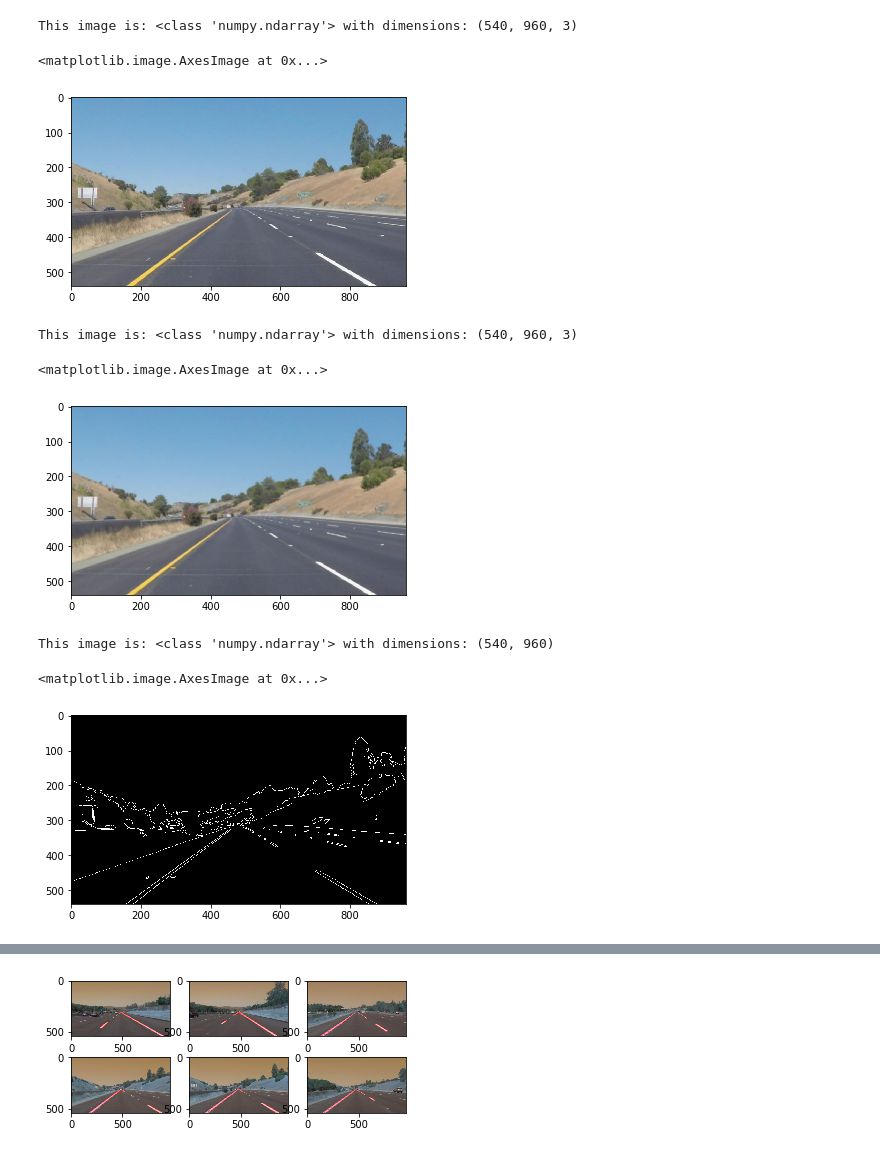
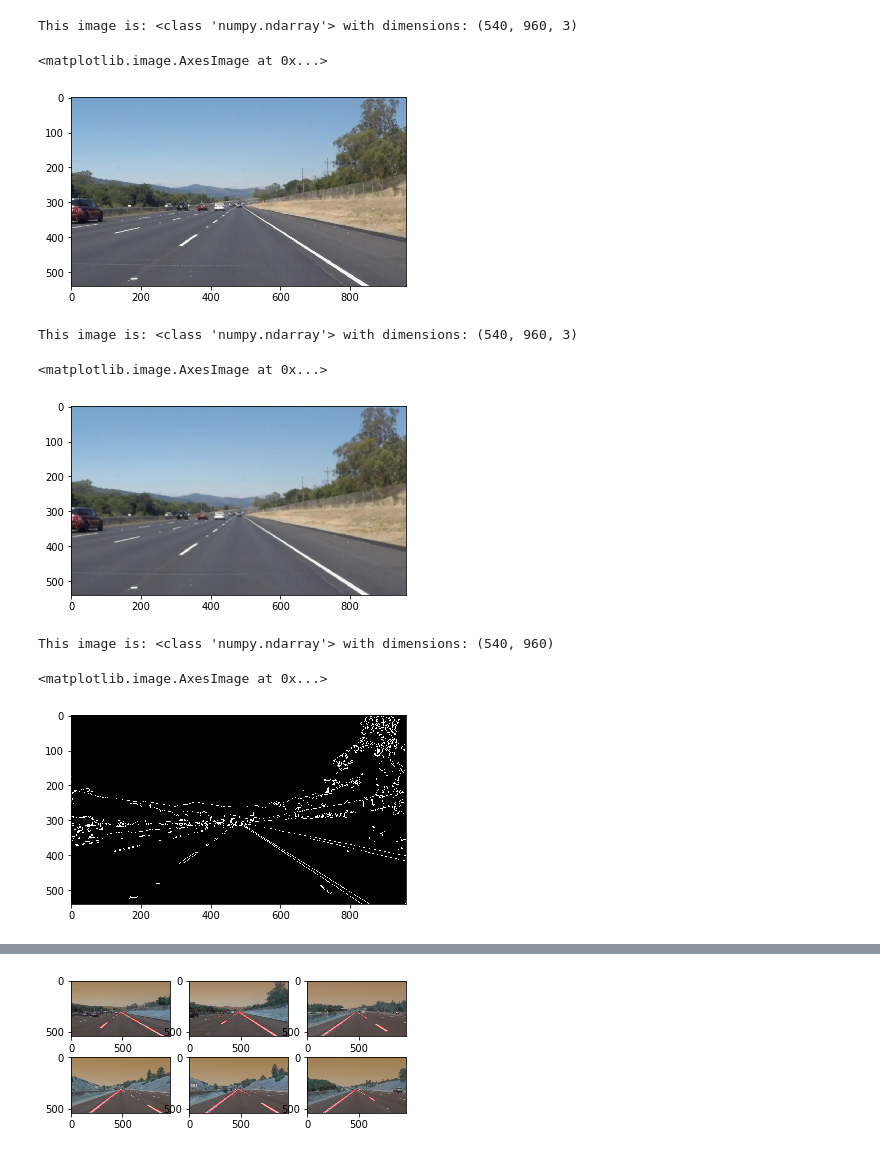
Before and after one commit to usamarazzaq171/Finding-Road-Lane, a Jupyter notebook: Untitled0.ipynb, the cells around one changed output, grey strips where cells are left out. Saved outputs shown, nothing was run; the diff lists cells and outputs as text; code cells hidden in the pictures.

```diff
--- a/Untitled0.ipynb
+++ b/Untitled0.ipynb
@@ -70,14 +91,14 @@ def process_image(image):
 # %%
 #reading in an image
-image = mpimg.imread('/content/CarND-LaneLines-P1/test_images/solidYellowCurve2.jpg')
+image = mpimg.imread('/content/CarND-LaneLines-P1/test_images/solidWhiteRight.jpg')
 
 #printing out some stats and plotting
 print('This image is:', type(image), 'with dimensions:', image.shape)
 plt.imshow(image)  # if you wanted to show a single color channel image called 'gray', for example, call as plt.imshow(gray, cmap='gray')
 # %% [output]
 This image is: <class 'numpy.ndarray'> with dimensions: (540, 960, 3)
 <matplotlib.image.AxesImage at 0x...>
-[figure, old version]
+[figure, new version]
 # %%
 blur=gaussian_blur(image,5)
 print('This image is:', type(image), 'with dimensions:', blur.shape)
@@ -85,15 +106,15 @@ plt.imshow(blur,cmap='gray')
 # %% [output]
 This image is: <class 'numpy.ndarray'> with dimensions: (540, 960, 3)
 <matplotlib.image.AxesImage at 0x...>
-[figure, old version]
+[figure, new version]
 # %%
-cany=canny(blur,50,150)
+cany=canny(image,50,150)
 print('This image is:', type(image), 'with dimensions:', cany.shape)
 plt.imshow(cany,cmap='gray')
 # %% [output]
 This image is: <class 'numpy.ndarray'> with dimensions: (540, 960)
 <matplotlib.image.AxesImage at 0x...>
-[figure, old version]
+[figure, new version]
 # %%
 blur1=gaussian_blur(cany,5)
 print('This image is:', type(image), 'with dimensions:', blur1.shape)
```
Also changed, not shown: parts of 10 cells of this notebook.
